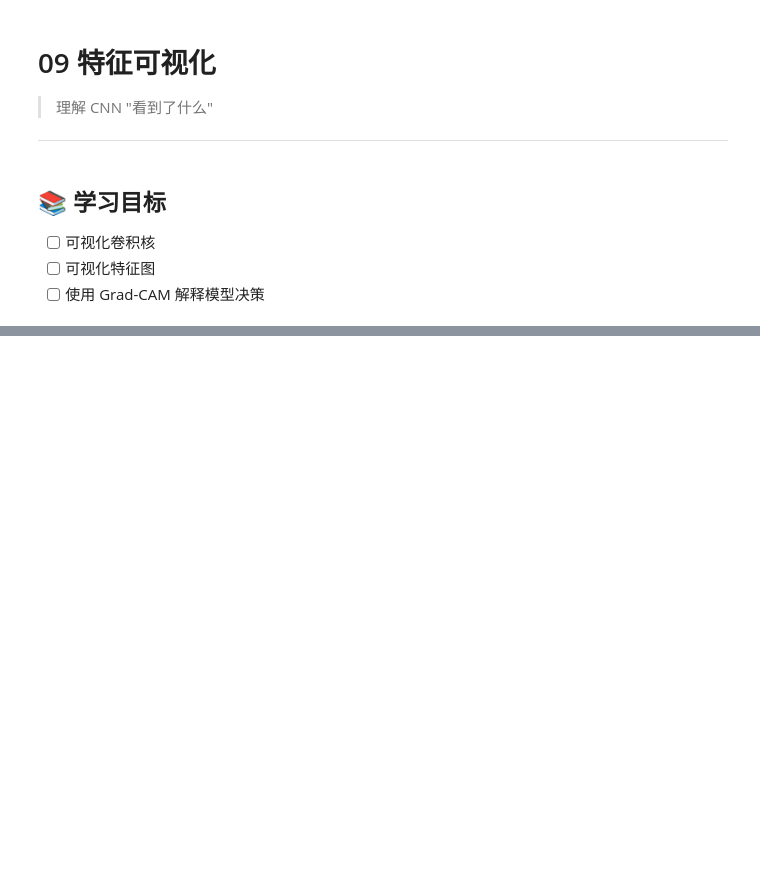
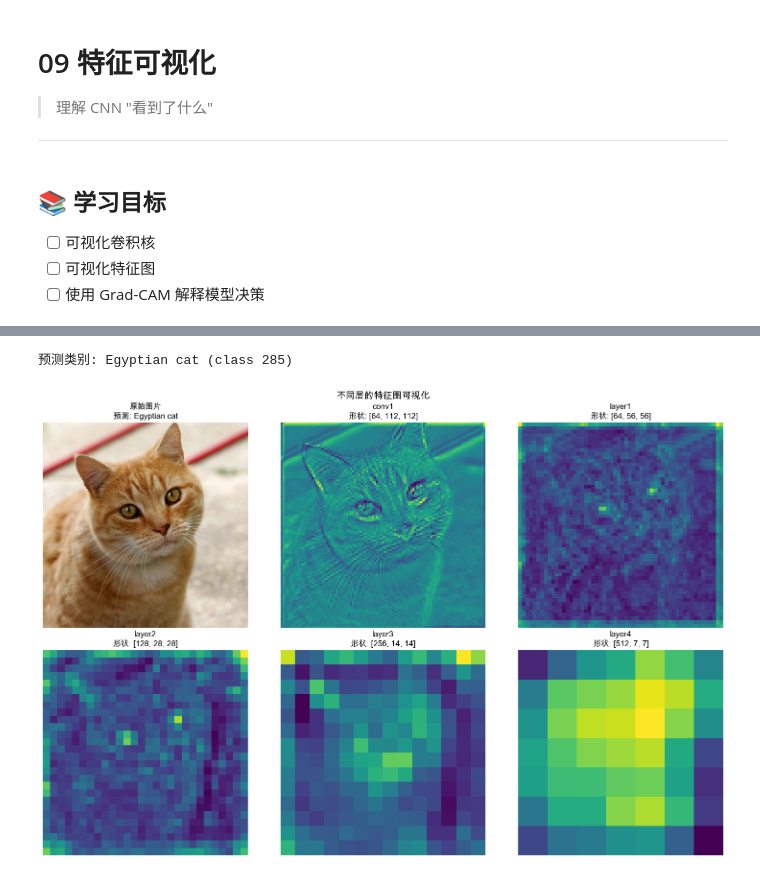
Before and after one commit to lyhzyy0819-lab/-Machine-Learning, a Jupyter notebook: deep_learning/4.1_cnn/09_feature_visualization.ipynb, the cells around one changed output, grey strips where cells are left out. Saved outputs shown, nothing was run; the diff lists cells and outputs as text; code cells hidden in the pictures; blank space fills up the shorter version.

```diff
--- a/deep_learning/4.1_cnn/09_feature_visualization.ipynb
+++ b/deep_learning/4.1_cnn/09_feature_visualization.ipynb
@@ -113,0 +161,80 @@ Grad-CAM 显示模型在做决策时"关注"图像的哪些区域。
+# %%
+# ============================================================
+# 特征图可视化：使用真实图片
+# ============================================================
+
+# 注册 hook 捕获中间层输出
+activations = {}
+
+def get_activation(name):
+    def hook(model, input, output):
+        activations[name] = output.detach()
+    return hook
+
+# 注册到不同深度的层
+hooks = []
+hooks.append(model.conv1.register_forward_hook(get_activation('conv1')))
+hooks.append(model.layer1.register_forward_hook(get_activation('layer1')))
+hooks.append(model.layer2.register_forward_hook(get_activation('layer2')))
+hooks.append(model.layer3.register_forward_hook(get_activation('layer3')))
+hooks.append(model.layer4.register_forward_hook(get_activation('layer4')))
+
+# 选择一张图片进行可视化
+if USE_REAL_IMAGES:
+    test_image_path = image_paths.get('cat', list(image_paths.values())[0])
+    original_img, img_tensor = load_and_preprocess(test_image_path)
+else:
+    img_tensor = torch.randn(1, 3, 224, 224)
+    original_img = None
+
+# 前向传播
+with torch.no_grad():
+    output = model(img_tensor)
+    pred_class = output.argmax().item()
+    pred_label = imagenet_labels[pred_class]
+
+print(f"预测类别: {pred_label} (class {pred_class})")
+
+# 可视化不同层的特征图
+fig, axes = plt.subplots(2, 3, figsize=(15, 10))
+
+# 原始图片
+if original_img:
+    axes[0, 0].imshow(original_img)
+    axes[0, 0].set_title(f'原始图片\n预测: {pred_label}')
+else:
+    img_display = denormalize(img_tensor[0]).permute(1, 2, 0).numpy()
+    img_display = np.clip(img_display, 0, 1)
+    axes[0, 0].imshow(img_display)
+    axes[0, 0].set_title('输入图片')
+axes[0, 0].axis('off')
+
+# 各层特征图（取第一个通道）
+layer_names = ['conv1', 'layer1', 'layer2', 'layer3', 'layer4']
+positions = [(0, 1), (0, 2), (1, 0), (1, 1), (1, 2)]
+
+for name, pos in zip(layer_names, positions):
+    feat = activations[name][0]  # 去掉 batch 维度
+
+    # 取所有通道的平均（更有代表性）
+    feat_avg = feat.mean(dim=0).numpy()
+
+    ax = axes[pos[0], pos[1]]
+    im = ax.imshow(feat_avg, cmap='viridis')
+    ax.set_title(f'{name}\n形状: {list(feat.shape)}')
+    ax.axis('off')
+
+plt.suptitle('不同层的特征图可视化', fontsize=14, fontweight='bold')
+plt.tight_layout()
+plt.show()
+
+# 清除 hooks
+for hook in hooks:
+    hook.remove()
+
+print("\n💡 观察：")
+print("   - 浅层 (conv1): 保留空间细节，响应边缘和纹理")
+print("   - 深层 (layer4): 空间尺寸小，但语义信息丰富")
+# %% [output]
+预测类别: Egyptian cat (class 285)
+[figure, added]
```
Also changed, not shown: parts of 18 cells of this notebook, 18 other files.
